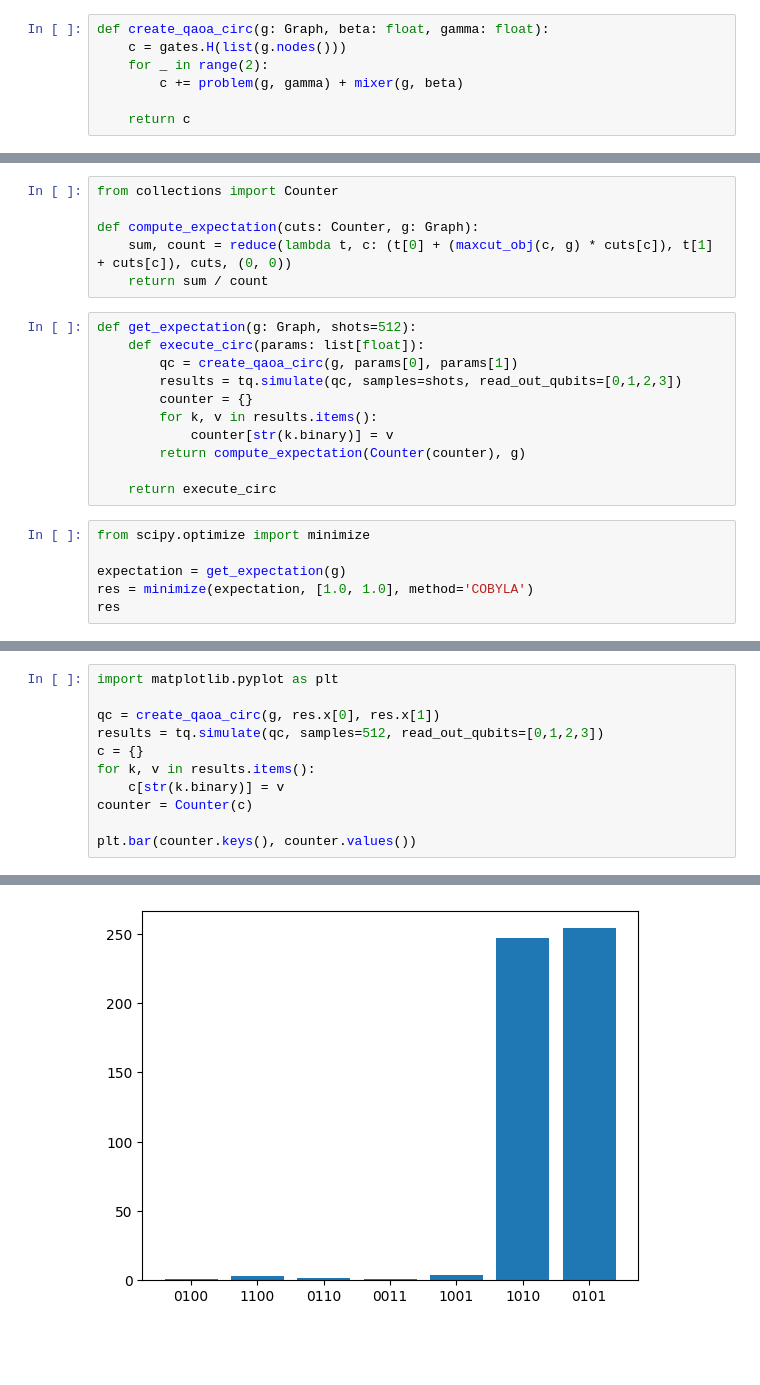
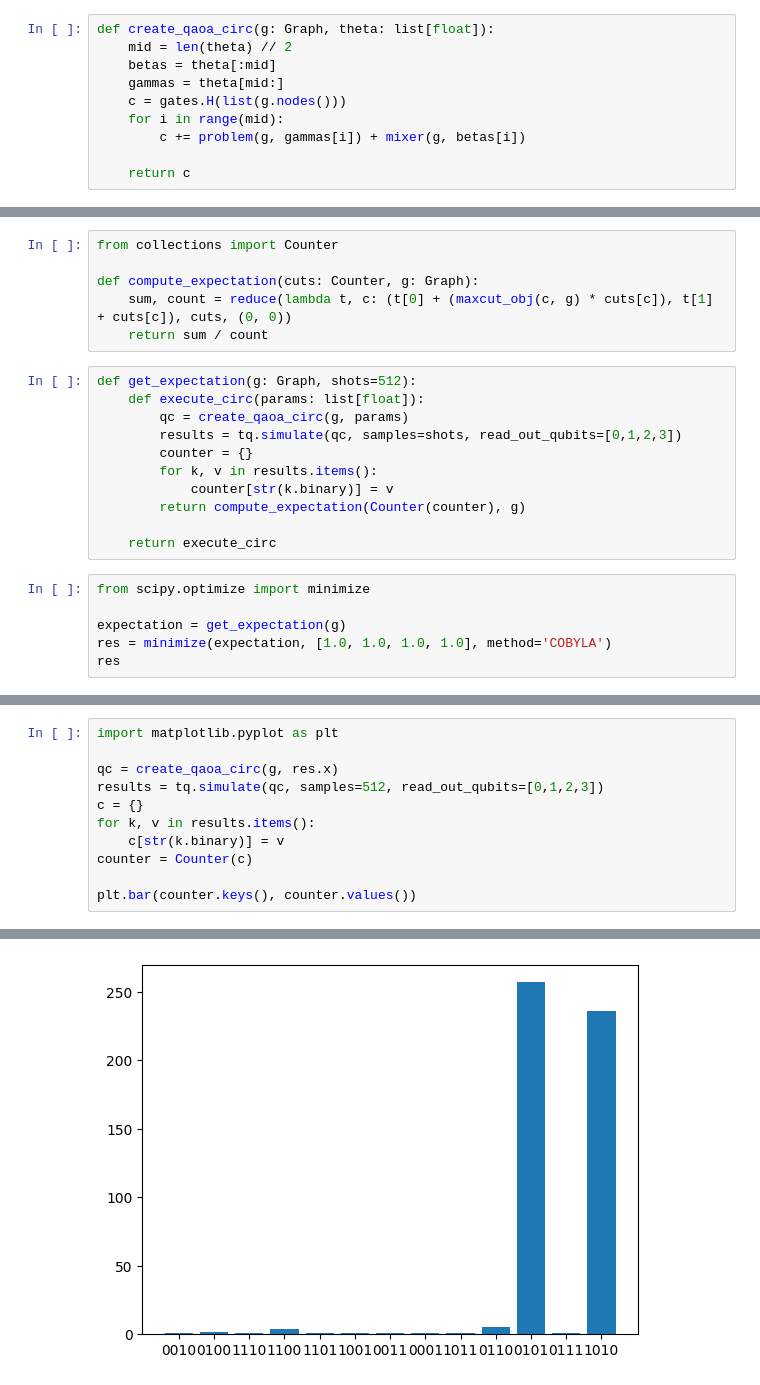
Before and after one commit to kohpai/qc-python, a Jupyter notebook: tequila-qaoa-maxcut.ipynb, the cells around one changed output, grey strips where cells are left out. Drawn from its saved outputs; the diff is of its cells as text; blank space fills up the shorter version.

Commit message:
:bug: qaoa

```diff
--- a/tequila-qaoa-maxcut.ipynb
+++ b/tequila-qaoa-maxcut.ipynb
@@ -21,10 +21,13 @@ from functools import reduce
 def problem(g: Graph, gamma: float):
     return reduce(lambda c, e: c + gates.ExpPauli({e[0]: 'Z', e[1]: 'Z'}, gamma), g.edges(), tq.QCircuit())
 # %%
-def create_qaoa_circ(g: Graph, beta: float, gamma: float):
+def create_qaoa_circ(g: Graph, theta: list[float]):
+    mid = len(theta) // 2
+    betas = theta[:mid]
+    gammas = theta[mid:]
     c = gates.H(list(g.nodes()))
-    for _ in range(2):
-        c += problem(g, gamma) + mixer(g, beta)
+    for i in range(mid):
+        c += problem(g, gammas[i]) + mixer(g, betas[i])
 
     return c
 # %%
@@ -48,7 +51,7 @@ def compute_expectation(cuts: Counter, g: Graph):
 # %%
 def get_expectation(g: Graph, shots=512):
     def execute_circ(params: list[float]):
-        qc = create_qaoa_circ(g, params[0], params[1])
+        qc = create_qaoa_circ(g, params)
         results = tq.simulate(qc, samples=shots, read_out_qubits=[0,1,2,3])
         counter = {}
         for k, v in results.items():
@@ -60,6 +63,6 @@ def get_expectation(g: Graph, shots=512):
 from scipy.optimize import minimize
 
 expectation = get_expectation(g)
-res = minimize(expectation, [1.0, 1.0], method='COBYLA')
+res = minimize(expectation, [1.0, 1.0, 1.0, 1.0], method='COBYLA')
 res
 # %% [output]
@@ -73,7 +76,7 @@ res
 # %%
 import matplotlib.pyplot as plt
 
-qc = create_qaoa_circ(g, res.x[0], res.x[1])
+qc = create_qaoa_circ(g, res.x)
 results = tq.simulate(qc, samples=512, read_out_qubits=[0,1,2,3])
 c = {}
 for k, v in results.items():
@@ -86 +89 @@ plt.bar(counter.keys(), counter.values())
-[figure, old version]
+[figure, new version]
```
Also changed, not shown: parts of 4 cells of this notebook.
